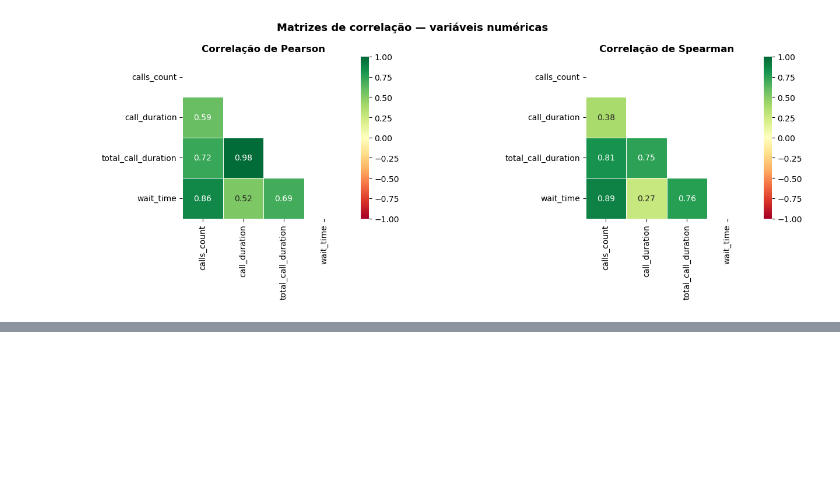
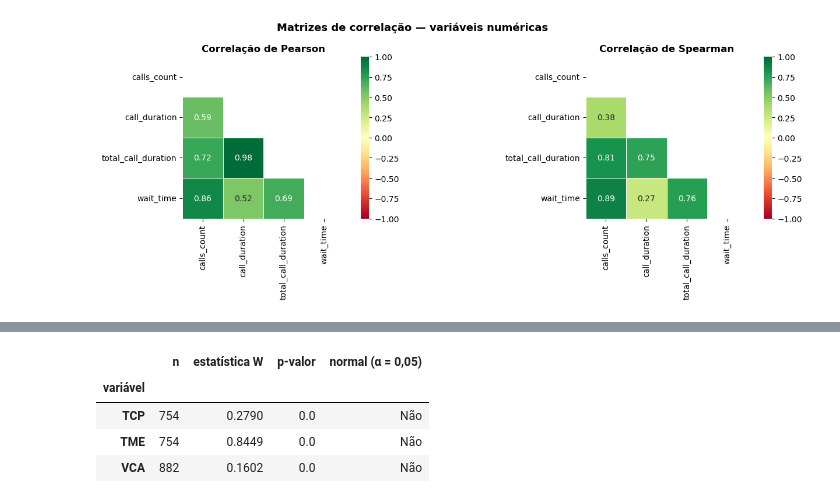
Before and after one commit to raimirsilva/DA-curse-final-project, a Jupyter notebook: notebook/Implementation.ipynb, the cells around one changed output, grey strips where cells are left out. Saved outputs shown, nothing was run; the diff lists cells and outputs as text; code cells hidden in the pictures; blank space fills up the shorter version.

```diff
--- a/notebook/Implementation.ipynb
+++ b/notebook/Implementation.ipynb
@@ -867,0 +1181,32 @@ plt.show()
+# %%
+# Função reutilizável para aplicar o Shapiro-Wilk em qualquer série de dados
+# encapsular em função evita repetir o mesmo bloco três vezes (uma por KPI)
+def shapiro_test(series, name, alpha=0.05):
+    data = series.dropna()                # remove valores ausentes antes do teste
+    n = len(data)
+    if n > 5000:                           # limite máximo do Shapiro-Wilk
+        data = data.sample(5000, random_state=42)  # amostra aleatória reproduzível
+        n = 5000
+    stat, p = stats.shapiro(data)         # stats.shapiro retorna (estatística W, p-valor)
+    normal = p > alpha                    # normal: True se não podemos rejeitar normalidade
+    return {
+        'variável'         : name,
+        'n'                : n,
+        'estatística W'    : round(stat, 4),
+        'p-valor'          : round(p, 6),
+        'normal (α = 0,05)': 'Sim' if normal else 'Não'
+    }
+
+# Aplicamos o teste para os três KPIs
+results_sw = [
+    shapiro_test(kpi_df['tcp'], 'TCP'),
+    shapiro_test(kpi_df['tme'], 'TME'),
+    shapiro_test(kpi_df['vca'], 'VCA')
+]
+display(pd.DataFrame(results_sw).set_index('variável'))
+# %% [output]
+|  | n | estatística W | p-valor | normal (α = 0,05) |
+| variável |  |  |  |  |
+| TCP | 754 | 0.2790 | 0.0 | Não |
+| TME | 754 | 0.8449 | 0.0 | Não |
+| VCA | 882 | 0.1602 | 0.0 | Não |
```
Also changed, not shown: parts of 29 cells of this notebook.
